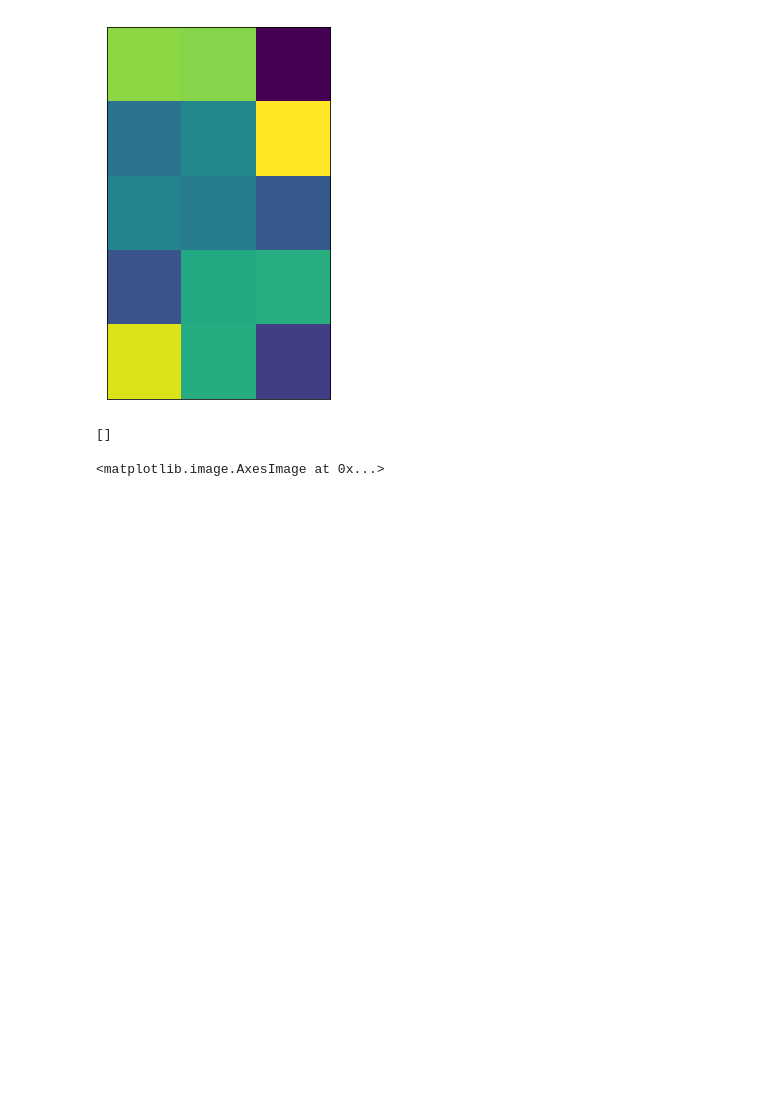
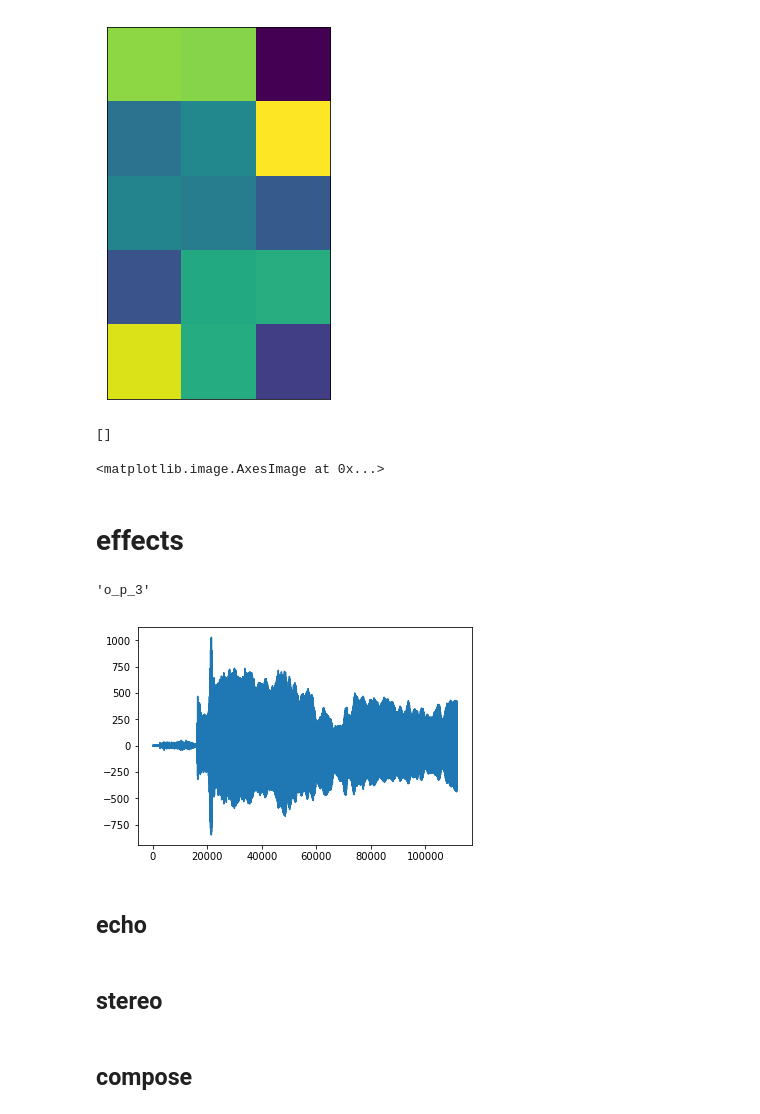
Before and after one commit to nuru-nu/moyo, a Jupyter notebook: notebooks/audio.ipynb, the cells around one changed output. Cells and saved outputs as stored; diff of their text form; code cells hidden in the pictures; blank space fills up the shorter version.

Commit message:
added some effects to audio.ipynb

```diff
--- a/notebooks/audio.ipynb
+++ b/notebooks/audio.ipynb
@@ -268,3 +269,15 @@ glob.glob('{}/*.wav'.format(os.path.dirname(__file__)))
 t()
 # %% [output]
 <matplotlib.image.AxesImage at 0x...>
+# %% [markdown]
+# effects
+# %%
+name = ab.sample()
+wav = ab.df.loc[name].wav
+plt.plot(wav)
+name
+# %% [output]
+'o_p_3'
+[figure, added]
+# %% [markdown]
+## echo
@@ -270,0 +336,2 @@ t()
+# %% [markdown]
+## stereo
@@ -270,0 +385,2 @@ t()
+# %% [markdown]
+## compose
```
Also changed, not shown: parts of 6 cells of this notebook, 2 other files.
